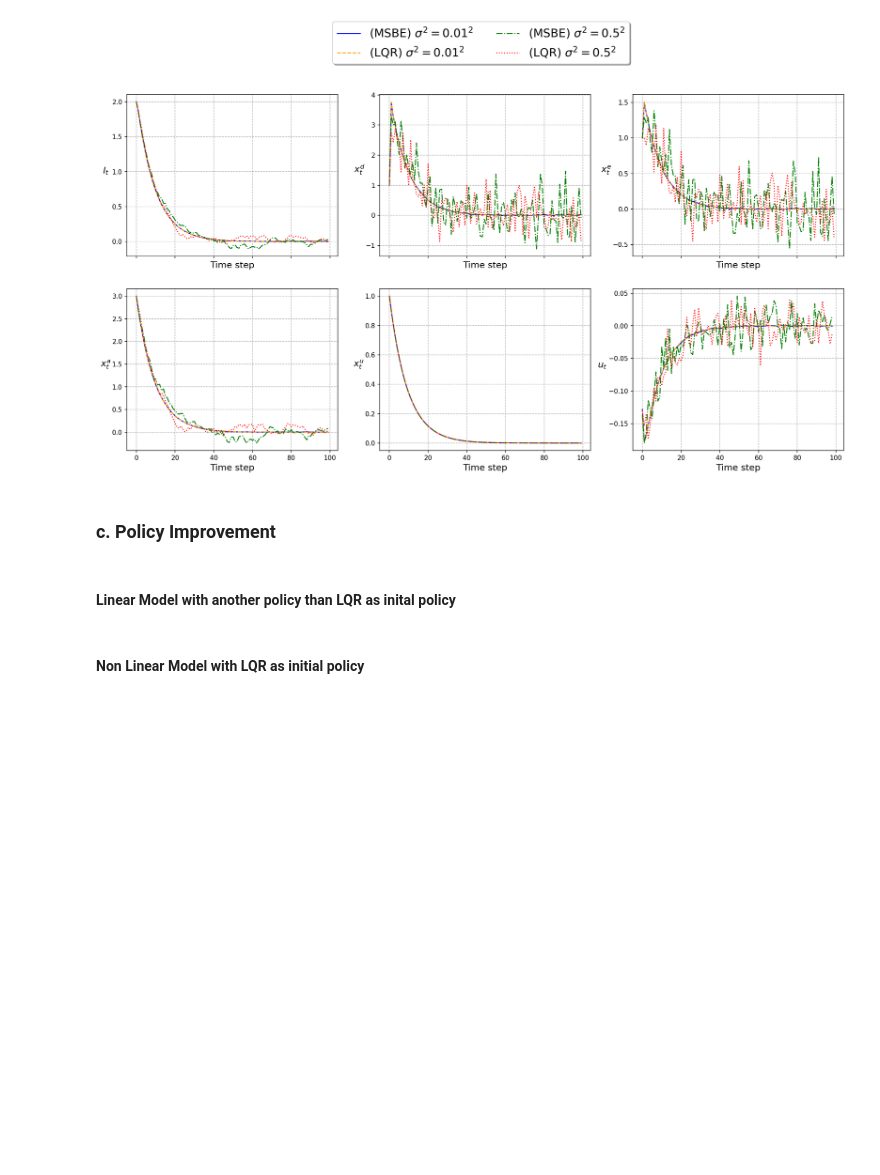
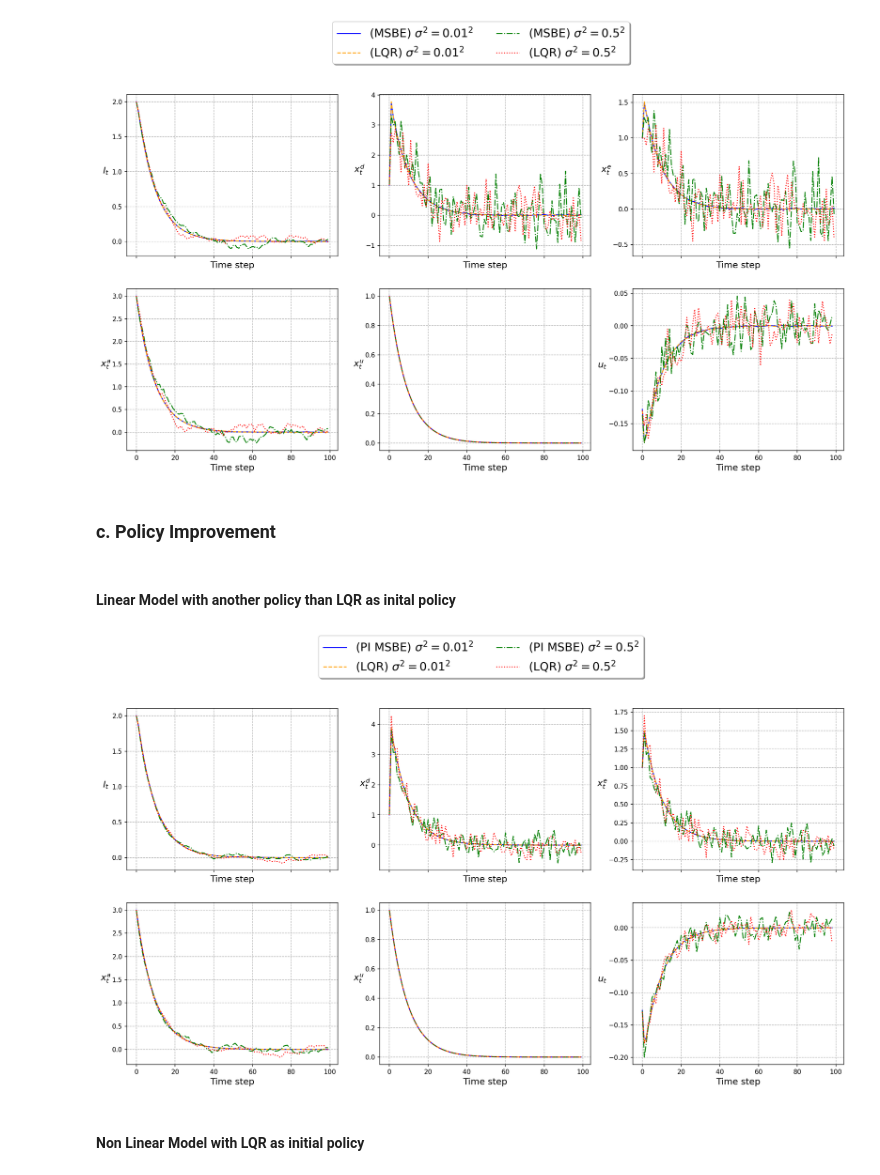
Before and after one commit to TheoHanon/Stochastic-Optimal-Control, a Jupyter notebook: PartIV/partIV.ipynb, the cells around one changed output. Cells and saved outputs as stored; diff of their text form; code cells hidden in the pictures; blank space fills up the shorter version.

```diff
--- a/PartIV/partIV.ipynb
+++ b/PartIV/partIV.ipynb
@@ -508,7 +508,7 @@ for noise_std in noises_std:
 
         # Compute MSBE
 
-        transition_kernel = generate_finite_kernel(n_noises=n_noises, noise_std=noise_std, k=2)
+        transition_kernel = generate_finite_kernel(n_noises=n_noises, noise_std=noise_std, k=1)
         theta_MSBE = compute_MSBE(data_train, transition_kernel, psi_Q, psi_eta, model_str="nonlin", treshold_iter=200)
         theta_LSTD = lstd.perform_lstd(model.LQR_policy, model.cost, psi_Q, np.eye(10), data_train, d = 10)
 
@@ -738,28 +734,30 @@ print(cost_PI,
 # %%
 n_step_train = 1000
 x0_train = [5, 0, 0, 0, 0]
 n_step_test = 100
 x0_test = [2, 1, 1, 3, 1]
 
 
 std_noises = [1e-2, .5]
 dict_data = {}
 
 for std_noise in std_noises:
 
     data_train = model.simulate_linear_model(x0_train, lambda x: phi_e(x, exploration_std=1e-1), n_step_train, with_noise=True, std_const=std_noise)
     transition_kernel = generate_finite_kernel(n_noises=20, noise_std=std_noise, k=1)
 
 
-    theta_MSBE_PI = policy_improvement_MSBE(lambda x : np.ones_like(x), psi_Q, psi_eta, transition_kernel, data_train, model_str="lin", max_iter=10, treshold_iter= 200)
+    theta_MSBE_PI = policy_improvement_MSBE(lambda x : np.zeros_like(x), psi_Q, psi_eta, transition_kernel, data_train, model_str="lin", max_iter=10, treshold_iter= 200)
     policy_MSBE_PI = lambda x: policy_Q(x, theta = theta_MSBE_PI)
 
 
     dict_data[f"(PI MSBE) $\sigma^2 = {std_noise}^2$"] = model.simulate_linear_model(x0_test, policy_MSBE_PI, n_step_test, with_noise=True,  std_const=std_noise)
     dict_data[f"(LQR) $\sigma^2 = {std_noise}^2$"] = model.simulate_linear_model(x0_test, model.LQR_policy, n_step_test, with_noise=True, std_const=std_noise)
 
 
 utils.show_trajectories(dict_data, save = SOURCE + "/linear_trajectories_PI.pdf")
+# %% [output]
+[figure, added]
 # %% [markdown]
 #### Non Linear Model with LQR as initial policy
 # %%
```
Also changed, not shown: parts of 8 cells of this notebook.
